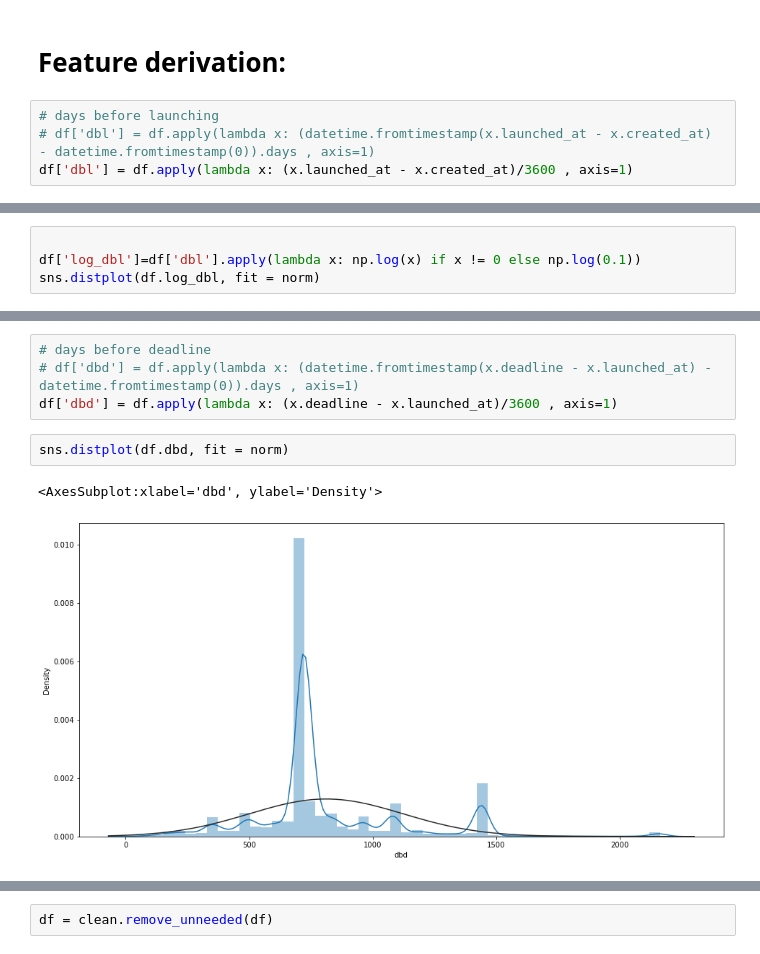
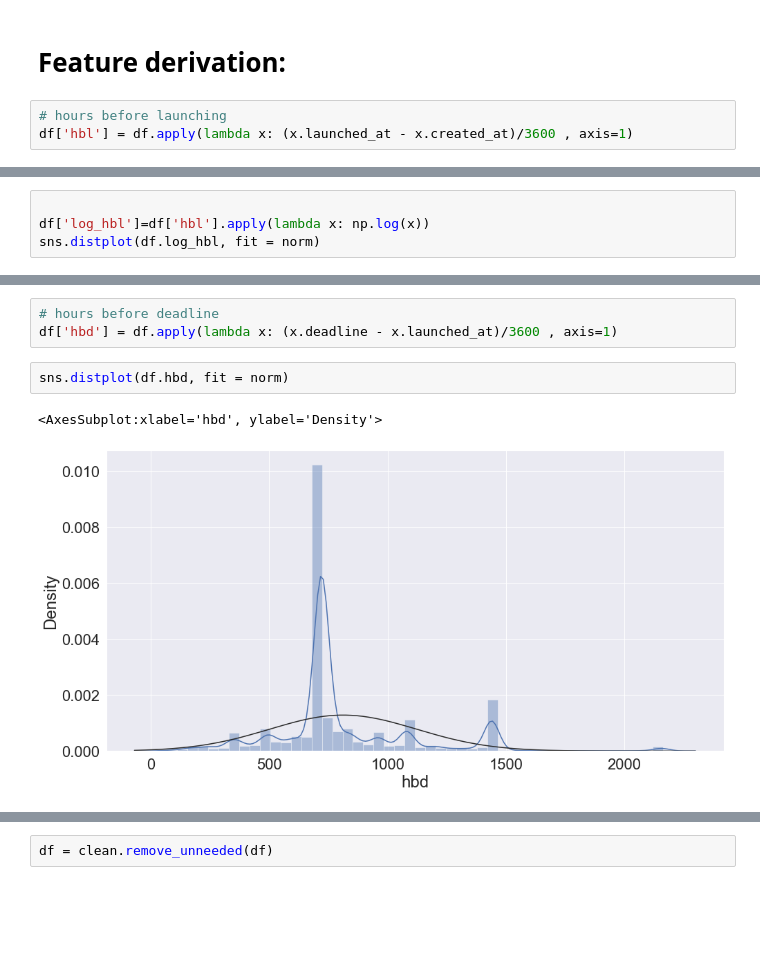
Before and after one commit to HishamAlkaed/Kickstarter, a Jupyter notebook: Project.ipynb, the cells around one changed output, grey strips where cells are left out. Saved outputs shown, nothing was run; the diff lists cells and outputs as text; blank space fills up the shorter version.

```diff
--- a/Project.ipynb
+++ b/Project.ipynb
@@ -247,7 +240,6 @@ We can note that the above three features (created_at, launched_at, deadline) ar
 # %% [markdown]
 # Feature derivation:
 # %%
-# days before launching
-# df['dbl'] = df.apply(lambda x: (datetime.fromtimestamp(x.launched_at - x.created_at) - datetime.fromtimestamp(0)).days , axis=1)
-df['dbl'] = df.apply(lambda x: (x.launched_at - x.created_at)/3600 , axis=1)
+# hours before launching
+df['hbl'] = df.apply(lambda x: (x.launched_at - x.created_at)/3600 , axis=1)
 # %%
@@ -267,5 +259,5 @@ stats.probplot(df.dbl, plot=plt)
 # %%
 
-df['log_dbl']=df['dbl'].apply(lambda x: np.log(x) if x != 0 else np.log(0.1))
-sns.distplot(df.log_dbl, fit = norm)
+df['log_hbl']=df['hbl'].apply(lambda x: np.log(x))
+sns.distplot(df.log_hbl, fit = norm)
 # %% [output]
@@ -283,10 +275,9 @@ stats.probplot(df.log_dbl, plot=plt)
 # %%
-# days before deadline
-# df['dbd'] = df.apply(lambda x: (datetime.fromtimestamp(x.deadline - x.launched_at) - datetime.fromtimestamp(0)).days , axis=1)
-df['dbd'] = df.apply(lambda x: (x.deadline - x.launched_at)/3600 , axis=1)
+# hours before deadline
+df['hbd'] = df.apply(lambda x: (x.deadline - x.launched_at)/3600 , axis=1)
 # %%
-sns.distplot(df.dbd, fit = norm)
+sns.distplot(df.hbd, fit = norm)
 # %% [output]
-<AxesSubplot:xlabel='dbd', ylabel='Density'>
+<AxesSubplot:xlabel='hbd', ylabel='Density'>
-[figure, old version]
+[figure, new version]
 # %%
```
Also changed, not shown: parts of 37 cells of this notebook.
